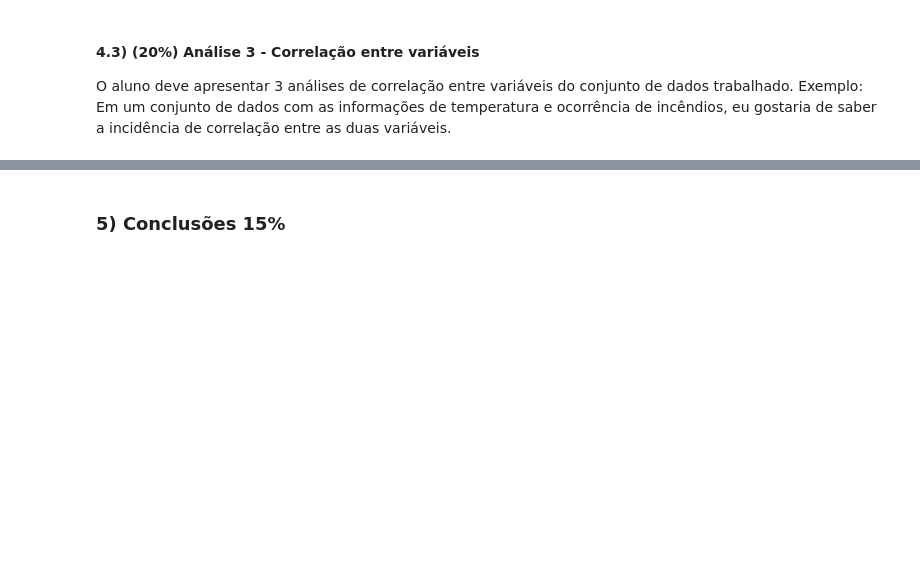
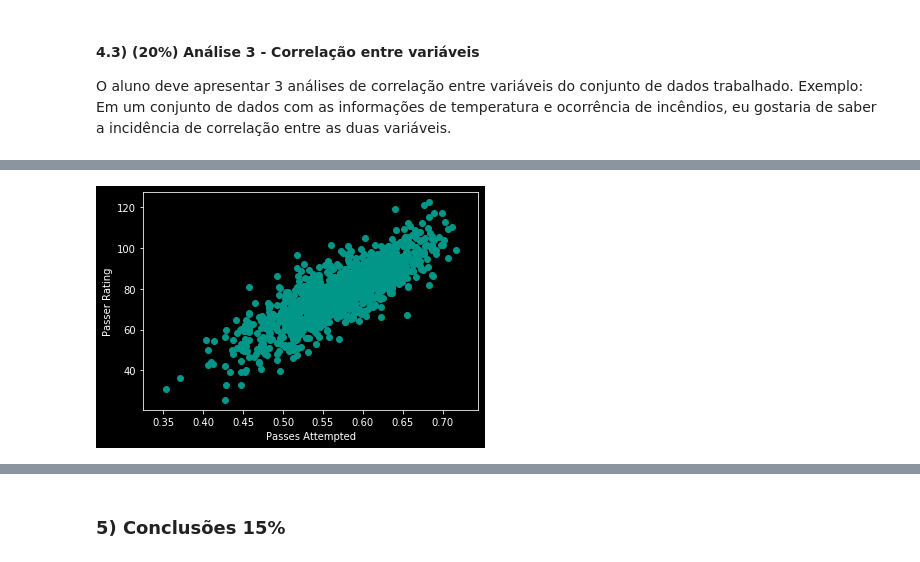
Before and after one commit to gabrielmsdiniz/nfl-stats, a Jupyter notebook: src/analysis.ipynb, the cells around one changed output, grey strips where cells are left out. Drawn from its saved outputs; the diff is of its cells as text; code cells hidden in the pictures; blank space fills up the shorter version.

```diff
--- a/src/analysis.ipynb
+++ b/src/analysis.ipynb
@@ -220,4 +224,17 @@ NameError: name 'pass_stats' is not defined
 # %%
 # Segundo par de variáveis: Implemente sua análise aqui. Use mais blocos se achar que ficará mais organizado.
+# %%
+data = data_analysis[data_analysis['Passes Attempted'] > 200]
+
+completion_percentages = data['Completion Percentage']
+passer_rating = data['Passer Rating']
+
+
+plt.scatter(completion_percentages, passer_rating, color='#009688')
+plt.xlabel('Passes Attempted')
+plt.ylabel('Passer Rating')
+plt.show()
+# %% [output]
+[figure, added]
 # %%
 # Terceiro par de variáveis: Implemente sua análise aqui. Use mais blocos se achar que ficará mais organizado.
```
Also changed, not shown: parts of 5 cells of this notebook.
